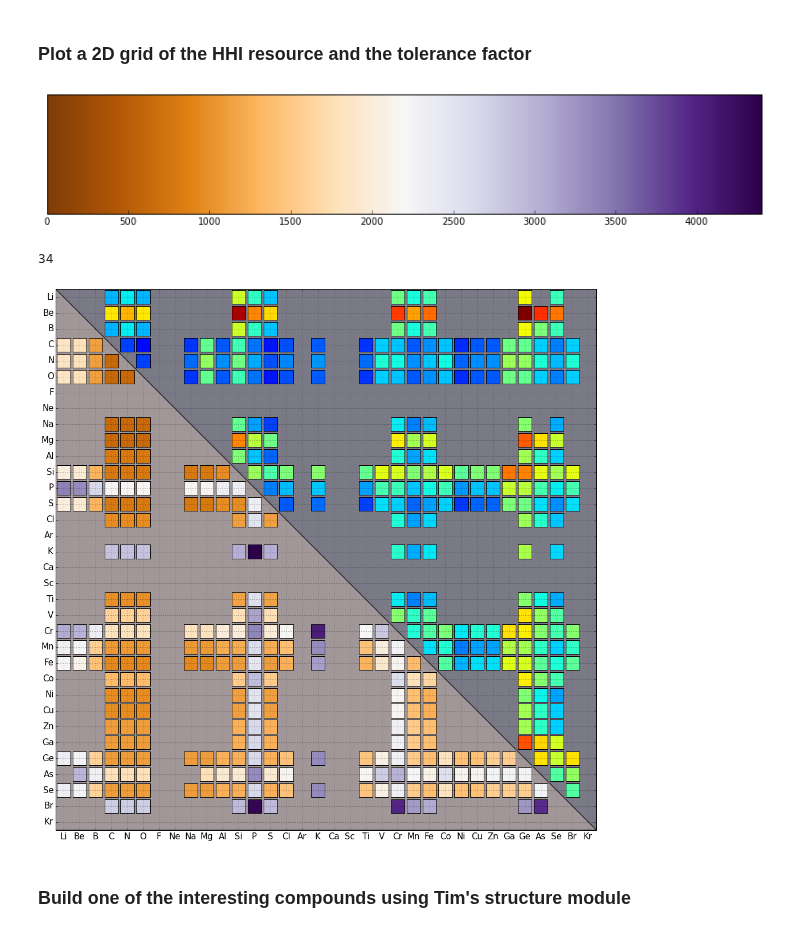
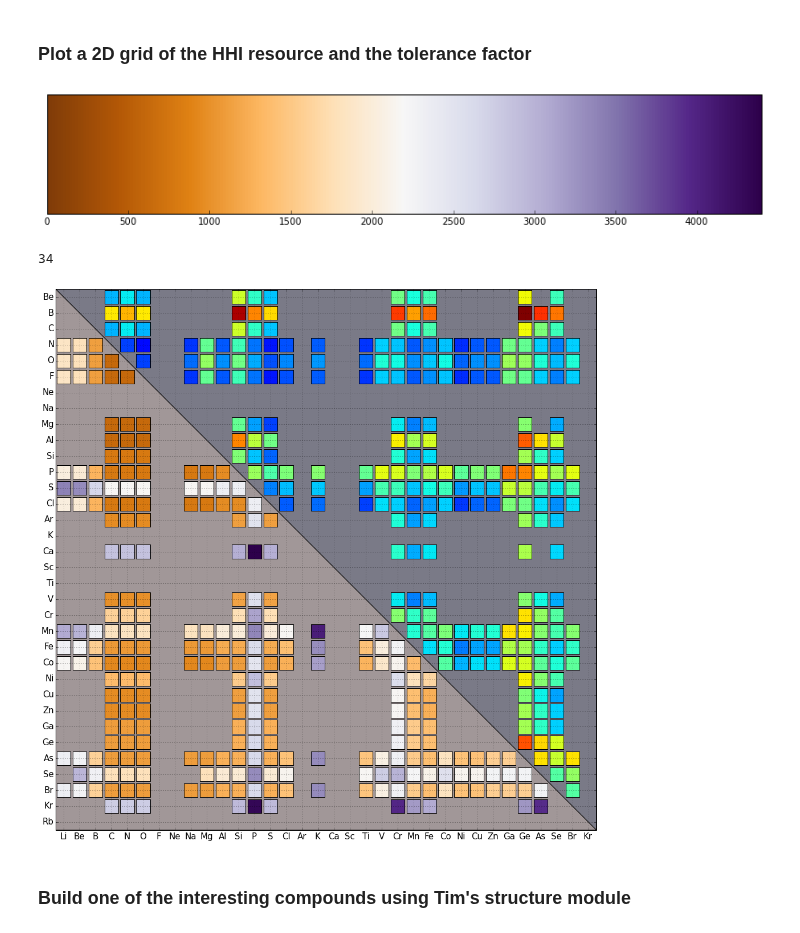
Before and after one commit to WMD-group/SMACT, a Jupyter notebook: examples/StuffedWurtzite/StuffedWurtzite.ipynb, the cells around one changed output. Cells and saved outputs as stored; diff of their text form; code cells hidden in the pictures.

```diff
--- a/examples/StuffedWurtzite/StuffedWurtzite.ipynb
+++ b/examples/StuffedWurtzite/StuffedWurtzite.ipynb
@@ -92,7 +87,7 @@ Eg_grid   = np.zeros(shape=(upper_n-lower_n,upper_n-lower_n))
 HHIr_grid = np.zeros(shape=(upper_n-lower_n,upper_n-lower_n))
 
 all_elements=[]
-element_set=core.ordered_elements(lower_n,upper_n)
+element_set=smact.ordered_elements(lower_n,upper_n)
 # %% [markdown]
 ### Now calculate the tolerance factor and HHI for production
 * Also check that the framework charge is -1
@@ -103,35 +98,34 @@ HR_cut  = 4900
 tol_cut = 0.78
 Eg_cut  = 4.5
 for a_element in tetra_coord_elements:
-    for a_ox in core.Element(a_element).oxidation_states:
+    for a_ox in tetra_coord_elements[a_element].oxidation_states:
         for b_element in tetra_coord_elements:
-            #if core.Element(b_element).number > core.Element(a_element).number:
-                for b_ox in core.Element(b_element).oxidation_states:
+            for b_ox in tetra_coord_elements[b_element].oxidation_states:
                     if b_ox + a_ox == -1:
-                        radius_a = core.Element(a_element).covalent_radius*100
-                        radius_b = core.Element(b_element).covalent_radius*100
+                        radius_a = tetra_coord_elements[a_element].covalent_radius*100
+                        radius_b = tetra_coord_elements[b_element].covalent_radius*100
                         pore = (radius_a + radius_b)*np.sin(np.radians(109.5))\
                         /np.sin(np.radians(30.25))
                         tolerance = 217*2/pore
-                        HHI_prod = (float(core.Element(a_element).HHI_p) \
-                        + float(core.Element(b_element).HHI_p) + 900.)/3.
-                        HHIp_grid[core.Element(a_element).number-lower_n,core.Element(b_element).number-lower_n] = \
+                        HHI_prod = (tetra_coord_elements[a_element].HHI_p \
+                        + tetra_coord_elements[b_element].HHI_p + 900.)/3.
+                        HHIp_grid[tetra_coord_elements[a_element].number-lower_n,tetra_coord_elements[b_element].number-lower_n] = \
                         HHI_prod
-                        Tol_grid[core.Element(a_element).number-lower_n,core.Element(b_element).number-lower_n] = \
+                        Tol_grid[tetra_coord_elements[a_element].number-lower_n,tetra_coord_elements[b_element].number-lower_n] = \
                         tolerance
                         sep = \
-                        core.Element(a_element).covalent_radius+core.Element(b_element).covalent_radius
+                        tetra_coord_elements[a_element].covalent_radius+tetra_coord_elements[b_element].covalent_radius
                         if a_ox < b_ox: # A is the anion
                             Eg = band_gap.band_gap_simple(Anion=a_element,Cation=b_element,Distance=sep)
                         else:
                             Eg = band_gap.band_gap_simple(Anion=b_element,Cation=a_element,Distance=sep)
-                        HHI_res = (int(core.Element(a_element).HHI_R) \
-                        + int(core.Element(b_element).HHI_R) + 900)/3
-                        HHIr_grid[core.Element(b_element).number-lower_n,core.Element(a_element).number-lower_n] = \
+                        HHI_res = (tetra_coord_elements[a_element].HHI_R \
+                        + tetra_coord_elements[b_element].HHI_R + 900)/3
+                        HHIr_grid[tetra_coord_elements[b_element].number-lower_n,tetra_coord_elements[a_element].number-lower_n] = \
                         HHI_res
-                        Eg_grid[core.Element(b_element).number-lower_n,core.Element(a_element).number-lower_n] = \
+                        Eg_grid[tetra_coord_elements[b_element].number-lower_n,tetra_coord_elements[a_element].number-lower_n] = \
                         Eg
                         if HHI_prod <= HP_cut and HHI_res <= HR_cut and Eg <= Eg_cut and tolerance <= tol_cut:
-                            list_of_candidates.append(['Cs', core.Element(a_element).symbol, core.Element(b_element).symbol])
+                            list_of_candidates.append(['Cs', tetra_coord_elements[a_element].symbol, tetra_coord_elements[b_element].symbol])
 print list_of_candidates
 # %% [output]
@@ -168,26 +162,26 @@ plt.savefig('Eg-Tol.eps',dpi=300)
 ### Plot a 2D grid of the HHI resource and the tolerance factor
 # %%
 hinton.hinton_2D(HHIp_grid,Tol_grid,HHIr_grid,Eg_grid,maxweight=2)
-mpl.pyplot.xticks(np.arange(0.5,(upper_n-lower_n)+0.5),search_space[0::1])
+mpl.pyplot.xticks(np.arange(0.5,(upper_n-lower_n)+0.5),element_set[0::1])
 # Reverse the order of the tick labels for the y axis
-search_space.reverse()
-mpl.pyplot.yticks(np.arange(0.5,(upper_n-lower_n)+0.5),search_space[0::1])
+element_set.reverse()
+mpl.pyplot.yticks(np.arange(0.5,(upper_n-lower_n)+0.5),element_set[0::1])
 # Revert the order of ticks back to normal
-search_space.reverse()
+element_set.reverse()
 plt.tick_params(axis='both', which='major', labelsize=15)
 plt.axis('on')
 plt.grid(True)
 plt.axes = plt.gca()
 plt.axes.set_xlim([0,upper_n-lower_n])
 plt.axes.set_ylim([0,upper_n-lower_n])
 fig = plt.gcf()
 fig.set_size_inches(17,17)
 fig = plt.gcf()
 plt.savefig('HHI.pdf',dpi=600)
 # %% [output]
 [figure]
 34
-[figure, old version]
+[figure, new version]
 # %% [markdown]
 ### Build one of the interesting compounds using Tim's structure module
 # %%
```
Also changed, not shown: parts of 9 cells of this notebook.
